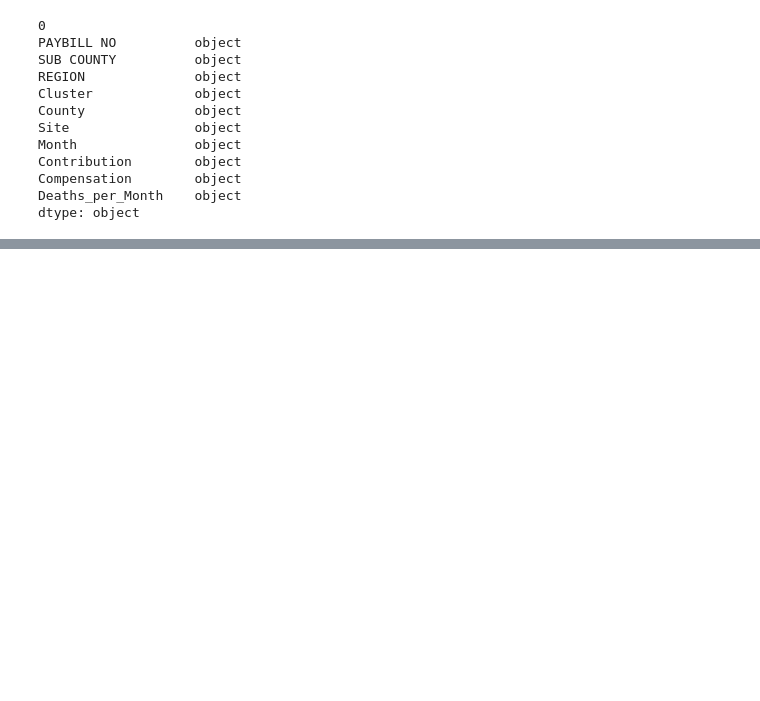
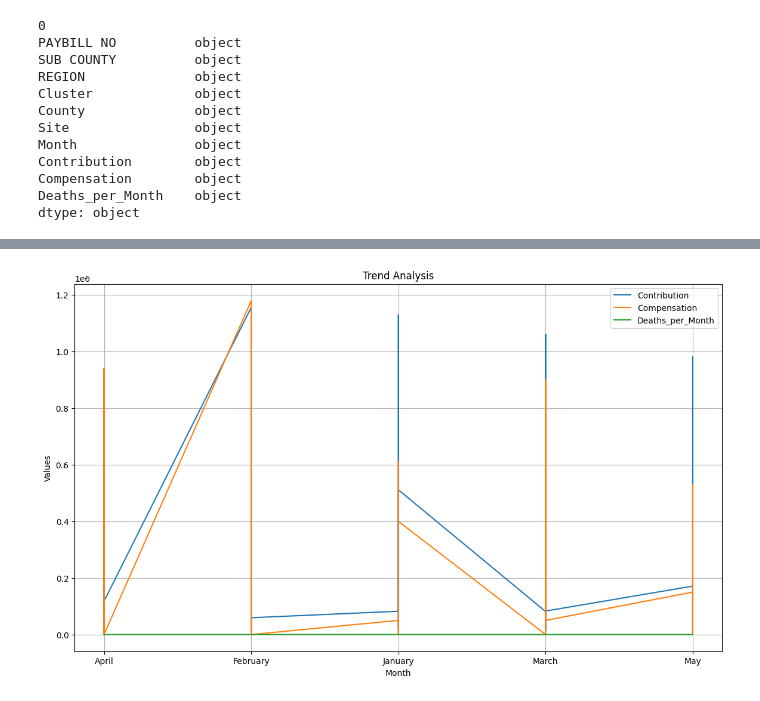
Before and after one commit to stevejj4/Data-Cleaning, a Jupyter notebook: SUN_Report.ipynb, the cells around one changed output, grey strips where cells are left out. Drawn from its saved outputs; the diff is of its cells as text; code cells hidden in the pictures; blank space fills up the shorter version.

Commit message:
Visualization

```diff
--- a/SUN_Report.ipynb
+++ b/SUN_Report.ipynb
@@ -119,0 +122,8 @@ df.isnull().sum()
+# %%
+# Remove commas from the numeric columns and convert to float
+df['Contribution'] = df['Contribution'].astype(str).str.replace(',', '').astype(float)
+df['Compensation'] = df['Compensation'].astype(str).str.replace(',', '').astype(float)
+df['Deaths_per_Month'] = df['Deaths_per_Month'].astype(str).str.replace(',', '').astype(float)
+
+# Inspect the cleaned data
+df.head()
@@ -120,28 +141,26 @@ df.isnull().sum()
 # %%
 # “Graphs force us to note the unexpected; nothing could be more important.”
 #Lets start by analyzing the monthly trends for contributions, compensation amounts and the number of deaths
 #Converting the Month column to a categorical type with a proper order
 # Assuming transformed_data is your DataFrame
 
 import pandas as pd
 import matplotlib.pyplot as plt
 
-# Load the transformed data
-df = pd.read_csv('transformed_data.csv')
 
-# Convert 'Month' to a datetime object for proper sorting
-df['Month'] = pd.to_datetime(df['Month'], format='%b')
 
 # Sort the DataFrame by Month
 df = df.sort_values(by='Month')
 
 # Plotting trends
 plt.figure(figsize=(14, 8))
 for col in ['Contribution', 'Compensation', 'Deaths_per_Month']:
     plt.plot(df['Month'], df[col], label=col)
 plt.xlabel('Month')
 plt.ylabel('Values')
 plt.title('Trend Analysis')
 plt.legend()
 plt.grid(True)
 plt.show()
+# %% [output]
+[figure, added]
```
Also changed, not shown: parts of 6 cells of this notebook.
